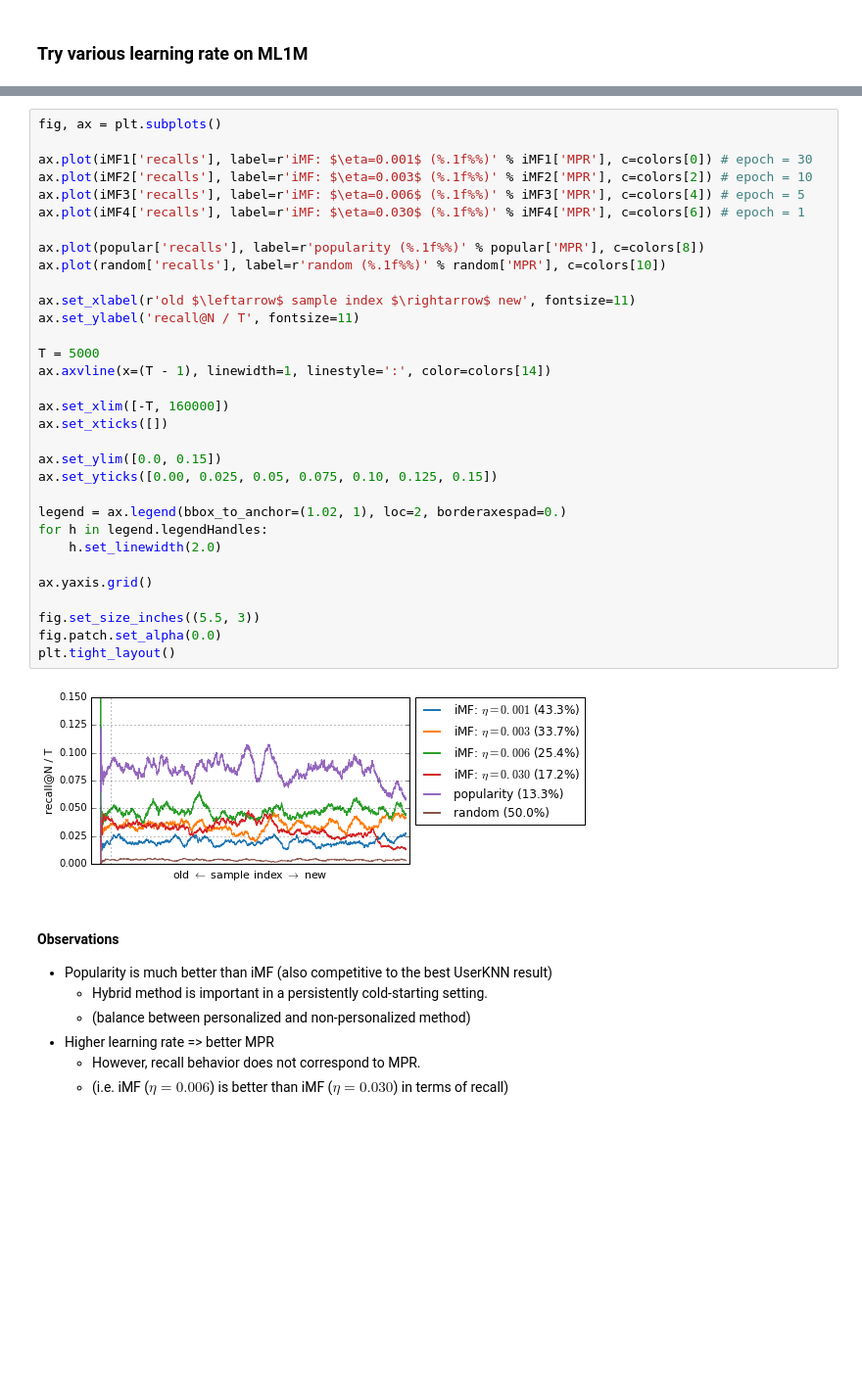
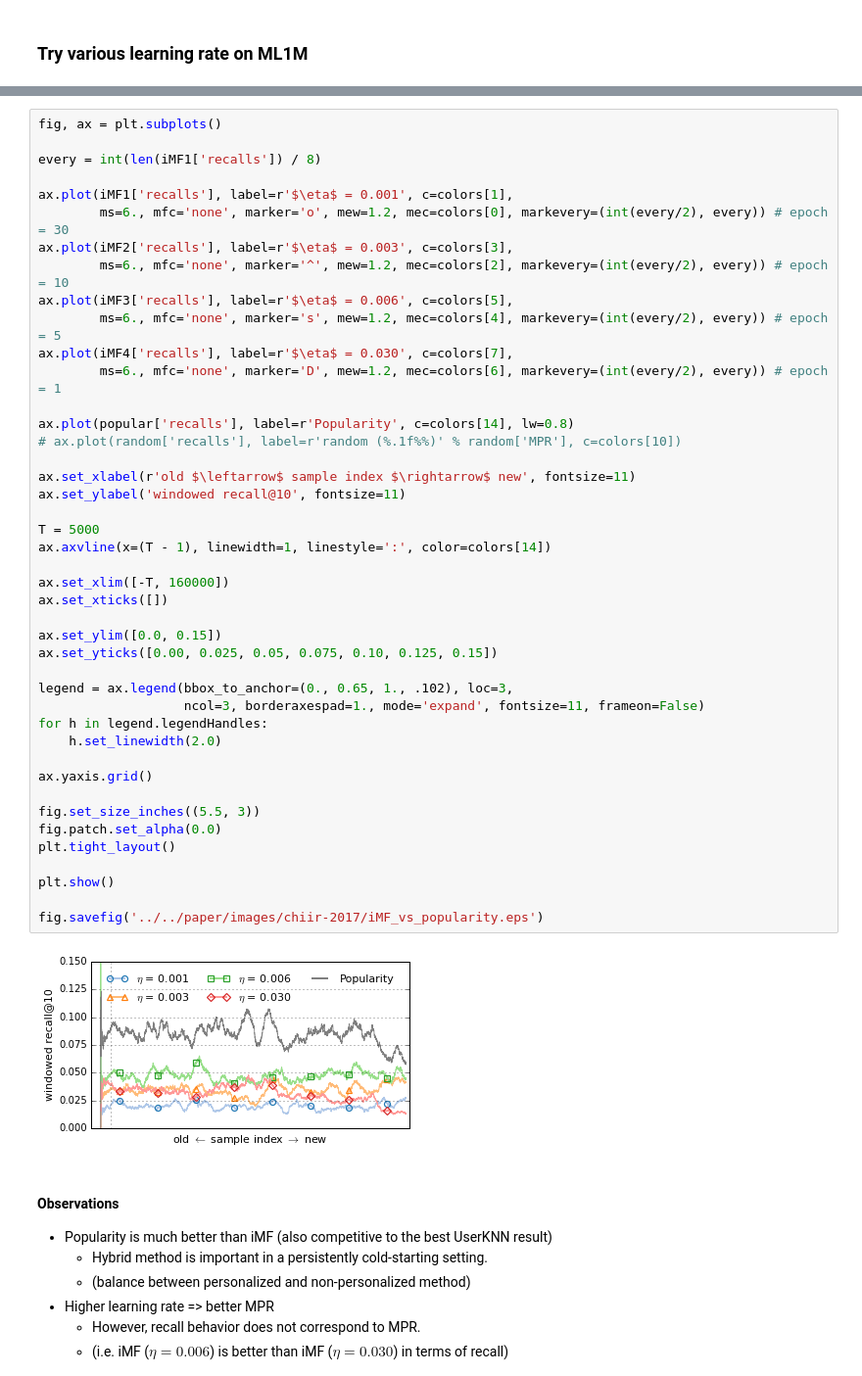
Before and after one commit to takuti/stream-recommender, a Jupyter notebook: claim-iMF.ipynb, the cells around one changed output, grey strips where cells are left out. Shown at 98% size. Drawn from its saved outputs; the diff is of its cells as text; blank space fills up the shorter version.

Commit message:
:notebook: Create figures for paper

```diff
--- a/claim-iMF.ipynb
+++ b/claim-iMF.ipynb
@@ -66,37 +66,48 @@ random = read_result('results/claim-iMF/ML1M_random_5000.txt')
 # %%
 fig, ax = plt.subplots()
 
-ax.plot(iMF1['recalls'], label=r'iMF: $\eta=0.001$ (%.1f%%)' % iMF1['MPR'], c=colors[0]) # epoch = 30
-ax.plot(iMF2['recalls'], label=r'iMF: $\eta=0.003$ (%.1f%%)' % iMF2['MPR'], c=colors[2]) # epoch = 10
-ax.plot(iMF3['recalls'], label=r'iMF: $\eta=0.006$ (%.1f%%)' % iMF3['MPR'], c=colors[4]) # epoch = 5
-ax.plot(iMF4['recalls'], label=r'iMF: $\eta=0.030$ (%.1f%%)' % iMF4['MPR'], c=colors[6]) # epoch = 1
+every = int(len(iMF1['recalls']) / 8)
 
-ax.plot(popular['recalls'], label=r'popularity (%.1f%%)' % popular['MPR'], c=colors[8])
-ax.plot(random['recalls'], label=r'random (%.1f%%)' % random['MPR'], c=colors[10])
+ax.plot(iMF1['recalls'], label=r'$\eta$ = 0.001', c=colors[1],
+        ms=6., mfc='none', marker='o', mew=1.2, mec=colors[0], markevery=(int(every/2), every)) # epoch = 30
+ax.plot(iMF2['recalls'], label=r'$\eta$ = 0.003', c=colors[3],
+        ms=6., mfc='none', marker='^', mew=1.2, mec=colors[2], markevery=(int(every/2), every)) # epoch = 10
+ax.plot(iMF3['recalls'], label=r'$\eta$ = 0.006', c=colors[5],
+        ms=6., mfc='none', marker='s', mew=1.2, mec=colors[4], markevery=(int(every/2), every)) # epoch = 5
+ax.plot(iMF4['recalls'], label=r'$\eta$ = 0.030', c=colors[7],
+        ms=6., mfc='none', marker='D', mew=1.2, mec=colors[6], markevery=(int(every/2), every)) # epoch = 1
+
+ax.plot(popular['recalls'], label=r'Popularity', c=colors[14], lw=0.8)
+# ax.plot(random['recalls'], label=r'random (%.1f%%)' % random['MPR'], c=colors[10])
 
 ax.set_xlabel(r'old $\leftarrow$ sample index $\rightarrow$ new', fontsize=11)
-ax.set_ylabel('recall@N / T', fontsize=11)
+ax.set_ylabel('windowed recall@10', fontsize=11)
 
 T = 5000
 ax.axvline(x=(T - 1), linewidth=1, linestyle=':', color=colors[14])
 
 ax.set_xlim([-T, 160000])
 ax.set_xticks([])
 
 ax.set_ylim([0.0, 0.15])
 ax.set_yticks([0.00, 0.025, 0.05, 0.075, 0.10, 0.125, 0.15])
 
-legend = ax.legend(bbox_to_anchor=(1.02, 1), loc=2, borderaxespad=0.)
+legend = ax.legend(bbox_to_anchor=(0., 0.65, 1., .102), loc=3,
+                   ncol=3, borderaxespad=1., mode='expand', fontsize=11, frameon=False)
 for h in legend.legendHandles:
     h.set_linewidth(2.0)
 
 ax.yaxis.grid()
 
 fig.set_size_inches((5.5, 3))
 fig.patch.set_alpha(0.0)
 plt.tight_layout()
+
+plt.show()
+
+fig.savefig('../../paper/images/chiir-2017/iMF_vs_popularity.eps')
 # %% [output]
-[figure, old version]
+[figure, new version]
 # %% [markdown]
 #### Observations
 
```
Also changed, not shown: parts of 2 cells of this notebook, 1 other file.
